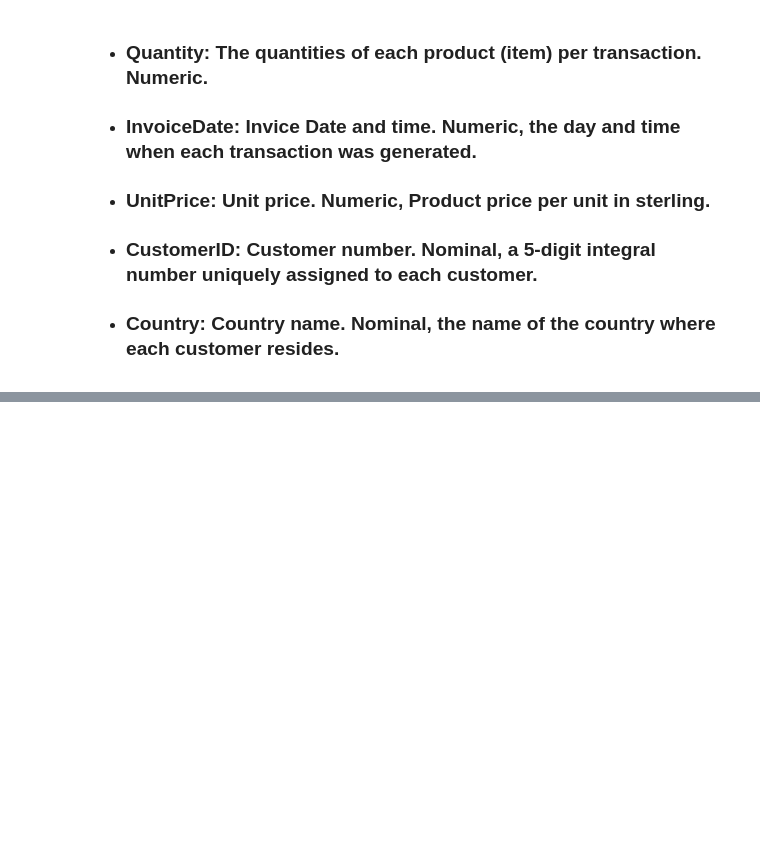
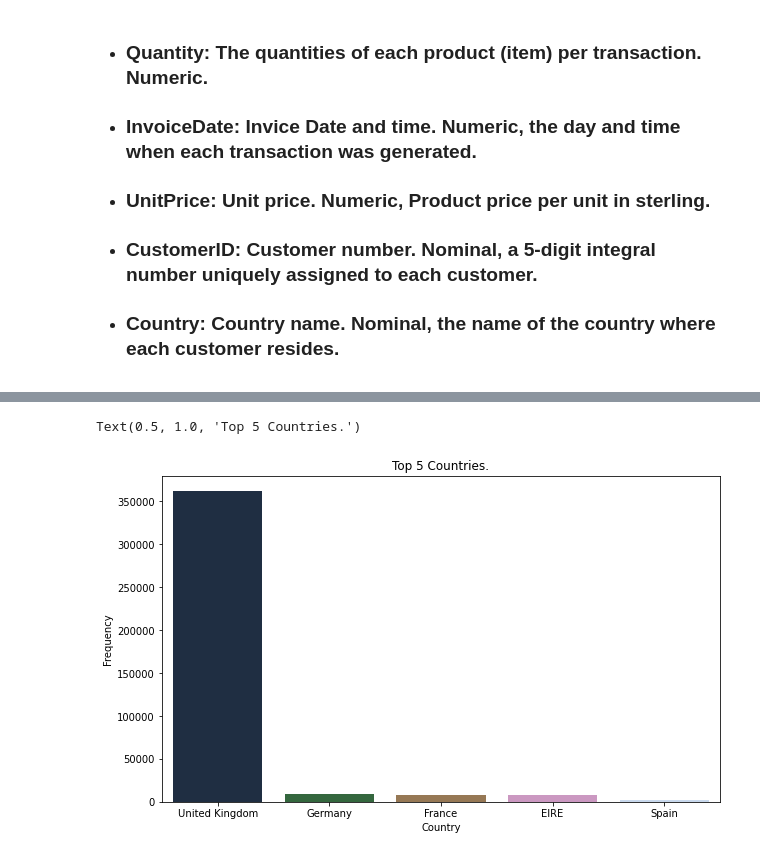
Before and after one commit to Sharath2021/Online-Retail-Customer-Segmentation, a Jupyter notebook: Online_Retail_Customer_Segmentation_Capstone_Project.ipynb, the cells around one changed output, grey strips where cells are left out. Cells and saved outputs as stored; diff of their text form; code cells hidden in the pictures; blank space fills up the shorter version.

```diff
--- a/Online_Retail_Customer_Segmentation_Capstone_Project.ipynb
+++ b/Online_Retail_Customer_Segmentation_Capstone_Project.ipynb
@@ -713,0 +221,5 @@ For n_clusters = 15 The average silhouette_score is : 0.25241443757776777
+# %%
+# Creating dataframe from where most of the orders placed
+top_countries = pd.DataFrame(customer_data['Country'].value_counts().sort_values(ascending = False).reset_index())
+top_countries.rename(columns = {'index':'Country','Country':'Total Counts'},inplace = True)
+top_countries.head(5)
@@ -713,0 +233,10 @@ For n_clusters = 15 The average silhouette_score is : 0.25241443757776777
+# %%
+# Plotting top five Countries
+plt.figure(figsize = (10,6))
+sns.barplot(x = 'Country',y = 'Total Counts',palette= 'cubehelix',data = top_countries[:5])
+plt.xlabel('Country')
+plt.ylabel('Frequency')
+plt.title("Top 5 Countries.")
+# %% [output]
+Text(0.5, 1.0, 'Top 5 Countries.')
+[figure, added]
```
Also changed, not shown: parts of 159 cells of this notebook.
